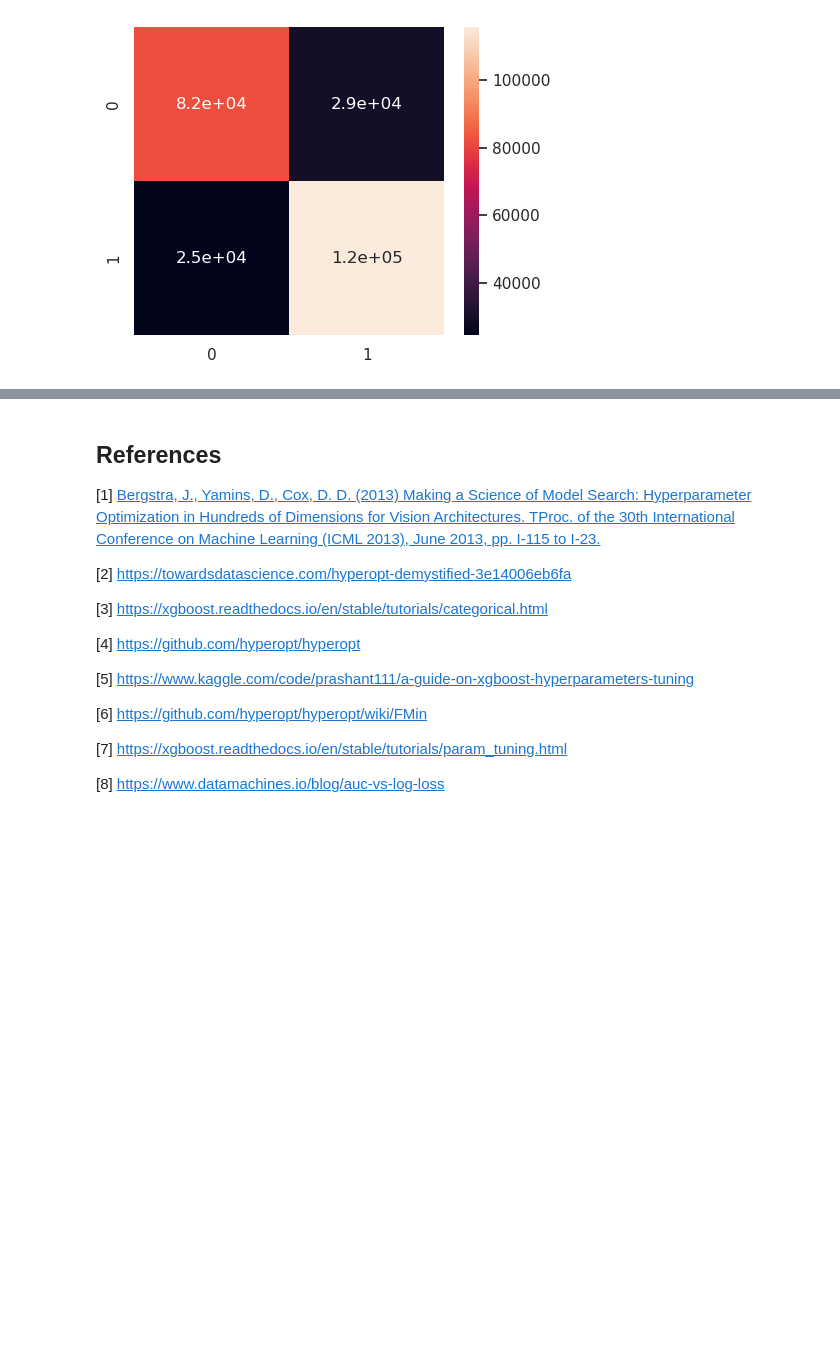
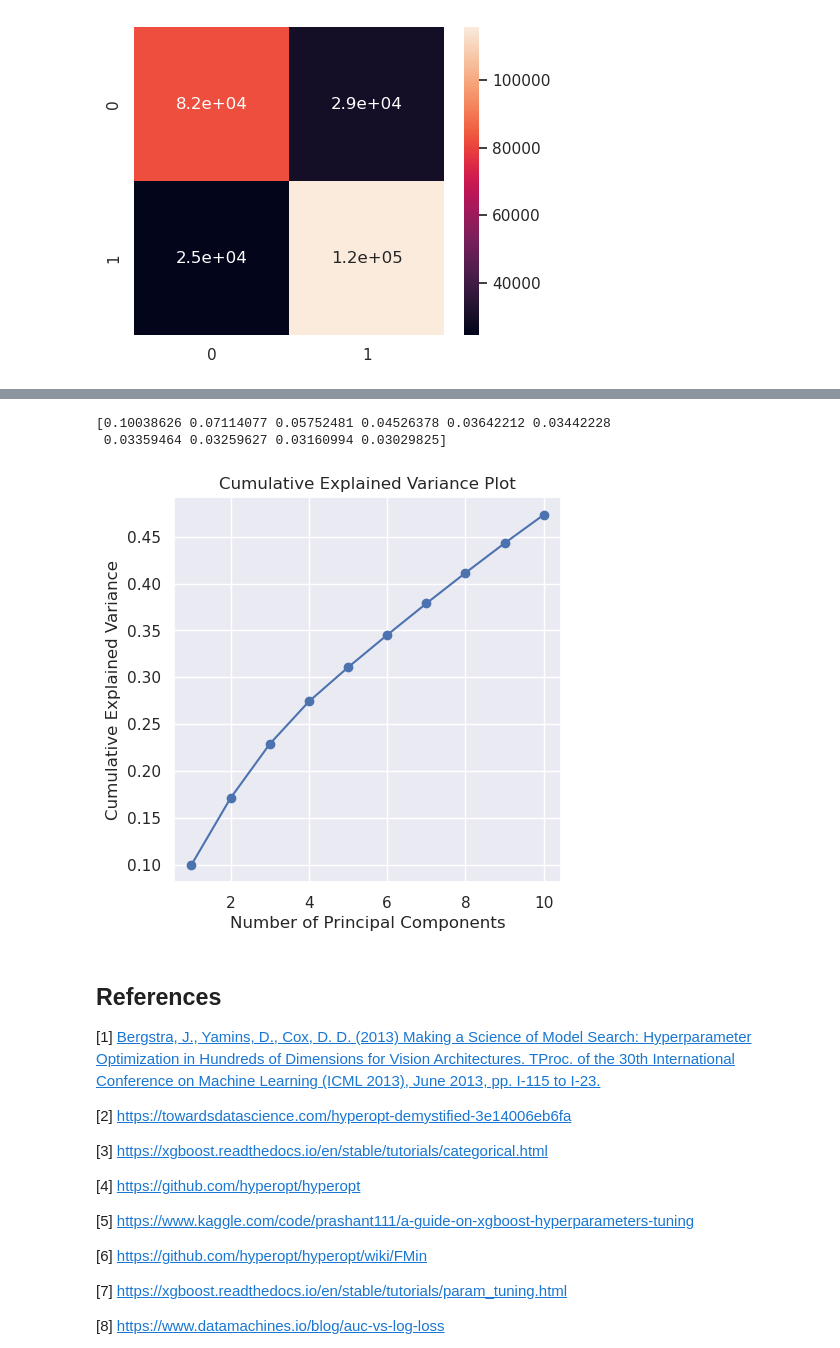
Before and after one commit to tiagoru/Road_accidents_france, a Jupyter notebook: Final_Notebook_4c_XGboost_model_grav_encoded.ipynb, the cells around one changed output, grey strips where cells are left out. Saved outputs shown, nothing was run; the diff lists cells and outputs as text; code cells hidden in the pictures; blank space fills up the shorter version.

```diff
--- a/Final_Notebook_4c_XGboost_model_grav_encoded.ipynb
+++ b/Final_Notebook_4c_XGboost_model_grav_encoded.ipynb
@@ -483,6 +483,39 @@ image.render('231022_XGBoost_Tree_severity', format = format)
 image
 # %% [output]
 [drawing not drawn]
+# %%
+from sklearn.decomposition import PCA
+from sklearn.preprocessing import StandardScaler
+
+# Select relevant features (numeric columns)
+#numeric_columns = df.select_dtypes(include=['number'])
+
+# Standardize the data
+scaler = StandardScaler()
+data_scaled = scaler.fit_transform(df)
+
+# Define the number of components for PCA
+n_components = 10  # You can adjust this based on your requirements
+
+# Perform PCA
+pca = PCA(n_components=n_components)
+data_pca = pca.fit_transform(data_scaled)
+# %%
+explained_variance = pca.explained_variance_ratio_
+print(explained_variance)
+# %% [output]
+[0.10038626 0.07114077 0.05752481 0.04526378 0.03642212 0.03442228
+ 0.03359464 0.03259627 0.03160994 0.03029825]
+# %%
+cumulative_variance = explained_variance.cumsum()
+figure=plt.figure(figsize=(5,5))
+plt.plot(range(1, len(cumulative_variance) + 1), cumulative_variance, marker='o')
+plt.xlabel('Number of Principal Components')
+plt.ylabel('Cumulative Explained Variance')
+plt.title('Cumulative Explained Variance Plot')
+plt.show()
+# %% [output]
+[figure, added]
 # %% [markdown]
 ## References
 [1] [Bergstra, J., Yamins, D., Cox, D. D. (2013) Making a Science of Model Search: Hyperparameter Optimization in Hundreds of Dimensions for Vision Architectures. TProc. of the 30th International Conference on Machine Learning (ICML 2013), June 2013, pp. I-115 to I-23.](https://proceedings.neurips.cc/paper_files/paper/2011/file/86e8f7ab32cfd12577bc2619bc635690-Paper.pdf)
```
